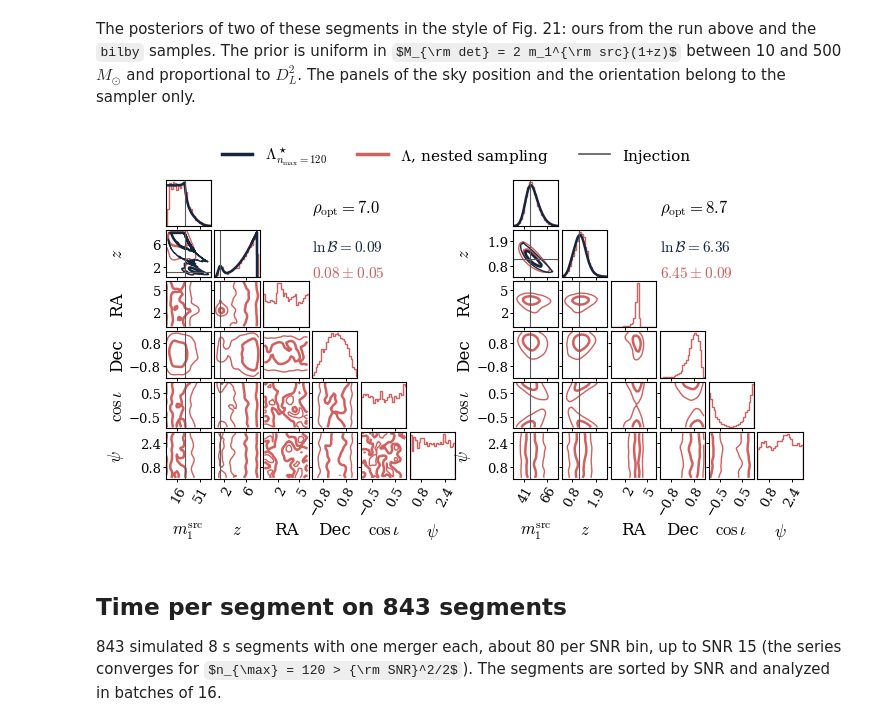
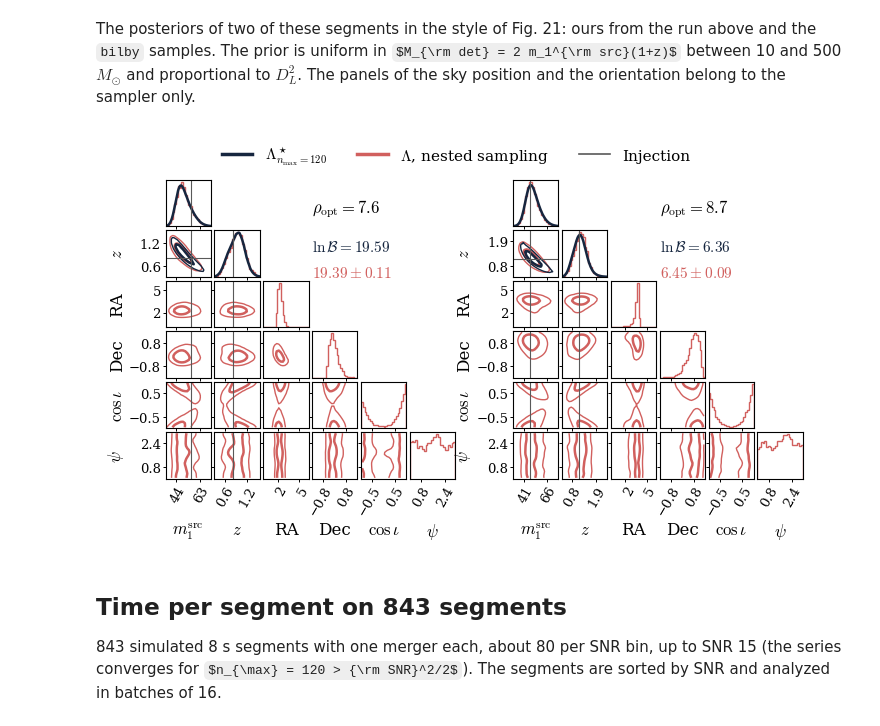
Before and after one commit to dmatter1391/exmarg, a Jupyter notebook: notebooks/05_speed.ipynb, the cells around one changed output. Drawn from its saved outputs; the diff is of its cells as text; code cells hidden in the pictures; some formulas as TeX source.

Commit message:
Notebook 5: corner plots

```diff
--- a/notebooks/05_speed.ipynb
+++ b/notebooks/05_speed.ipynb
@@ -72,34 +72,34 @@ The panels of the sky position and the orientation belong to the sampler only.
 # %%
 from astropy.cosmology import Planck18
 import figures_validation as figures
 
 m1, z = result['m1'], result['z']
 DL = Planck18.luminosity_distance(z).value
 prior = (1 + z) * DL ** 2 * np.gradient(DL, z)
 M_det = 2 * m1[:, None] * (1 + z[None, :])
 inside = (M_det >= 10) & (M_det <= 500)
 truth = np.load(segments)
 
 shown = {}
-for e, k in enumerate([4, 11]):
+for e, k in enumerate([2, 11]):
     lp = np.where(inside, result['ln_lambda'][k] + np.log(prior)[None, :], -np.inf)
     finite = np.isfinite(lp)
     posterior = np.zeros_like(lp)
     posterior[finite] = np.exp(lp[finite] - lp[finite].max())
     posterior = posterior * np.gradient(m1)[:, None] * np.gradient(z)[None, :]
     # bilby samples inside the grid of our analysis
     keep = ((bilby['e%d_m1' % k] >= m1[0]) & (bilby['e%d_m1' % k] <= m1[-1])
             & (bilby['e%d_z' % k] >= z[0]) & (bilby['e%d_z' % k] <= z[-1]))
     shown.update({'e%d_m1_grid' % e: m1, 'e%d_z_grid' % e: z, 'e%d_ours_posterior' % e: posterior / posterior.sum(),
                   'e%d_true_m1' % e: truth['true_m1_source'][k], 'e%d_true_z' % e: truth['true_z'][k],
                   'e%d_lnB_ours' % e: result['ln_b'][k], 'e%d_lnB_bilby' % e: bilby['e%d_ln_b' % k],
                   'e%d_lnB_bilby_err' % e: bilby['e%d_ln_b_err' % k], 'e%d_rho' % e: snr[k]})
     for name in ('m1', 'z', 'ra', 'dec', 'cos_iota', 'psi'):
         shown['e%d_bilby_%s' % (e, name)] = bilby['e%d_%s' % (k, name)][keep]
 
 figures.fig_corner_2p(shown, shown)
 # %% [output]
-[figure, old version]
+[figure, new version]
 # %% [markdown]
 ## Time per segment on 843 segments
 
```
